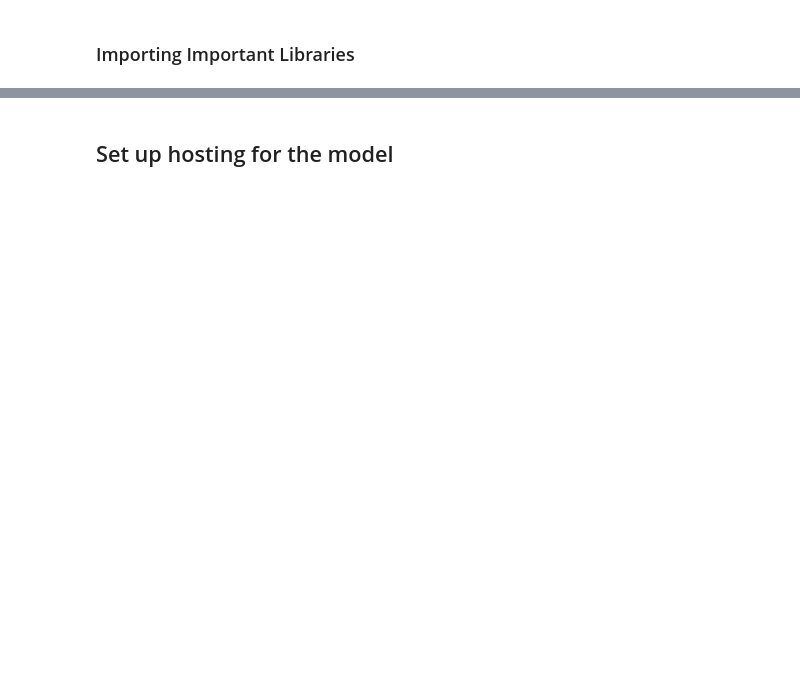
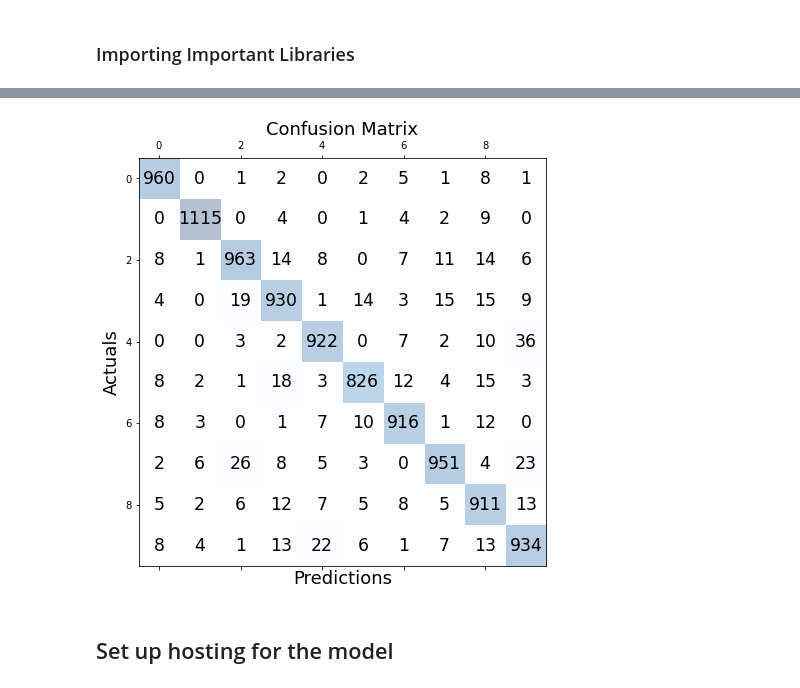
Before and after one commit to TranNhatQuang2405/Amazon_Elastic_Inference_Project, a Jupyter notebook: MNIST_LinearRegression_AWS.ipynb, the cells around one changed output, grey strips where cells are left out. Saved outputs shown, nothing was run; the diff lists cells and outputs as text; code cells hidden in the pictures; blank space fills up the shorter version.

```diff
--- a/MNIST_LinearRegression_AWS.ipynb
+++ b/MNIST_LinearRegression_AWS.ipynb
@@ -258,0 +256,8 @@ done
+# %%
+jumpstart_assets_bucket = f"jumpstart-cache-prod-{aws_region}"
+test_data_prefix = "training-datasets/tabular_multiclass/test"
+test_data_file_name = "data.csv"
+
+boto3.client("s3").download_file(
+    jumpstart_assets_bucket, f"{test_data_prefix}/{test_data_file_name}", test_data_file_name
+)
@@ -258,0 +276,24 @@ done
+# %%
+newline, bold, unbold = "\n", "\033[1m", "\033[0m"
+
+import numpy as np
+import pandas as pd
+from sklearn.metrics import accuracy_score
+from sklearn.metrics import f1_score
+from sklearn.metrics import confusion_matrix
+import matplotlib.pyplot as plt
+
+# read the data
+test_data = pd.read_csv(test_data_file_name, header=None)
+test_data.columns = ["Target"] + [f"Feature_{i}" for i in range(1, test_data.shape[1])]
+
+num_examples, num_columns = test_data.shape
+print(
+    f"{bold}The test dataset contains {num_examples} examples and {num_columns} columns.{unbold}\n"
+)
+
+# prepare the ground truth target and predicting features to send into the endpoint.
+ground_truth_label, features = test_data.iloc[:, :1], test_data.iloc[:, 1:]
+
+print(f"{bold}The first 5 observations of the data: {unbold} \n")
+test_data.head(5)
@@ -259,2 +366,17 @@ done
+# %%
+# Visualize the predictions results by plotting the confusion matrix.
+conf_matrix = confusion_matrix(y_true=ground_truth_label.values, y_pred=predict_label)
+fig, ax = plt.subplots(figsize=(7.5, 7.5))
+ax.matshow(conf_matrix, cmap=plt.cm.Blues, alpha=0.3)
+for i in range(conf_matrix.shape[0]):
+    for j in range(conf_matrix.shape[1]):
+        ax.text(x=j, y=i, s=conf_matrix[i, j], va="center", ha="center", size="xx-large")
+
+plt.xlabel("Predictions", fontsize=18)
+plt.ylabel("Actuals", fontsize=18)
+plt.title("Confusion Matrix", fontsize=18)
+plt.show()
+# %% [output]
+[figure, added]
 # %% [markdown]
 ## Set up hosting for the model
```
Also changed, not shown: parts of 56 cells of this notebook.
